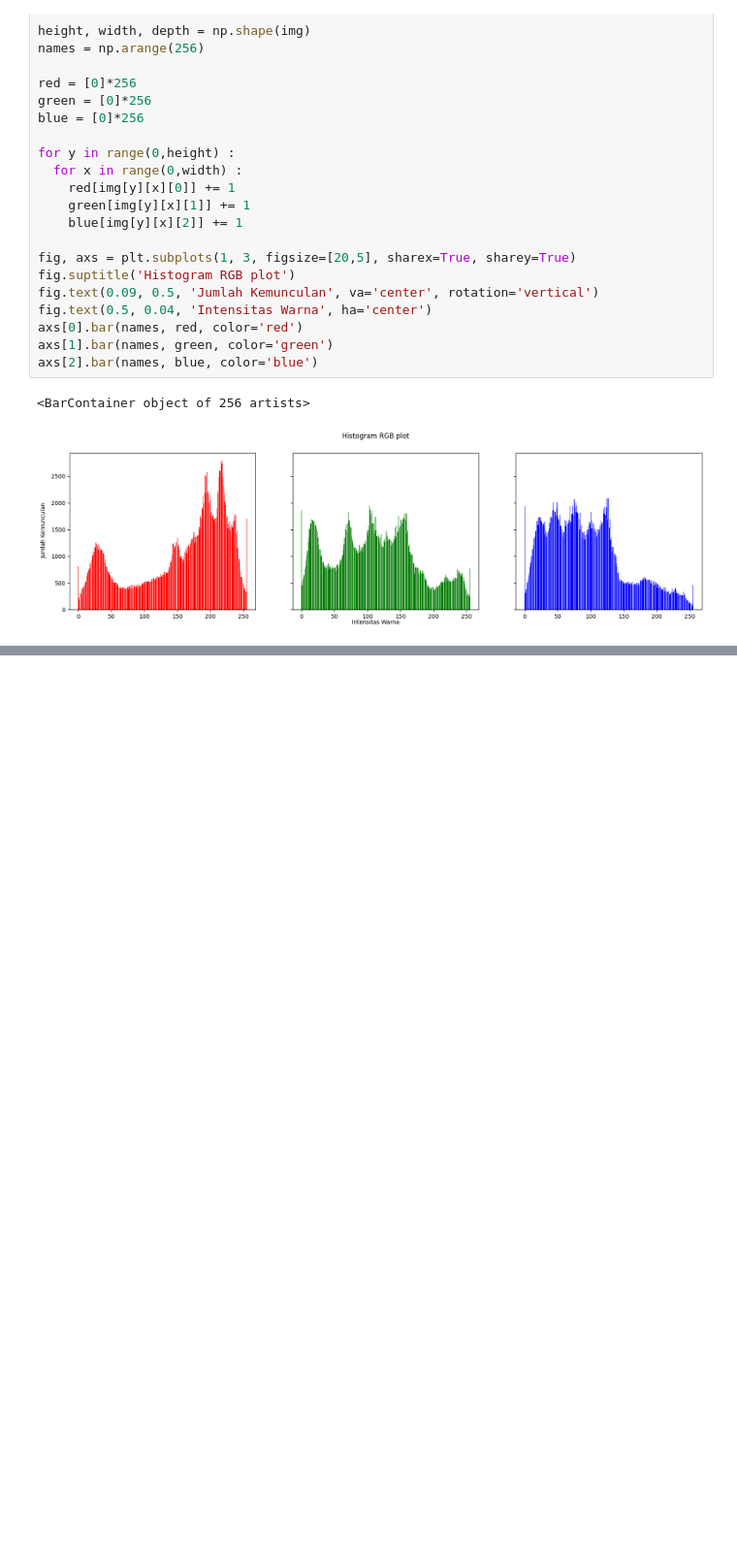
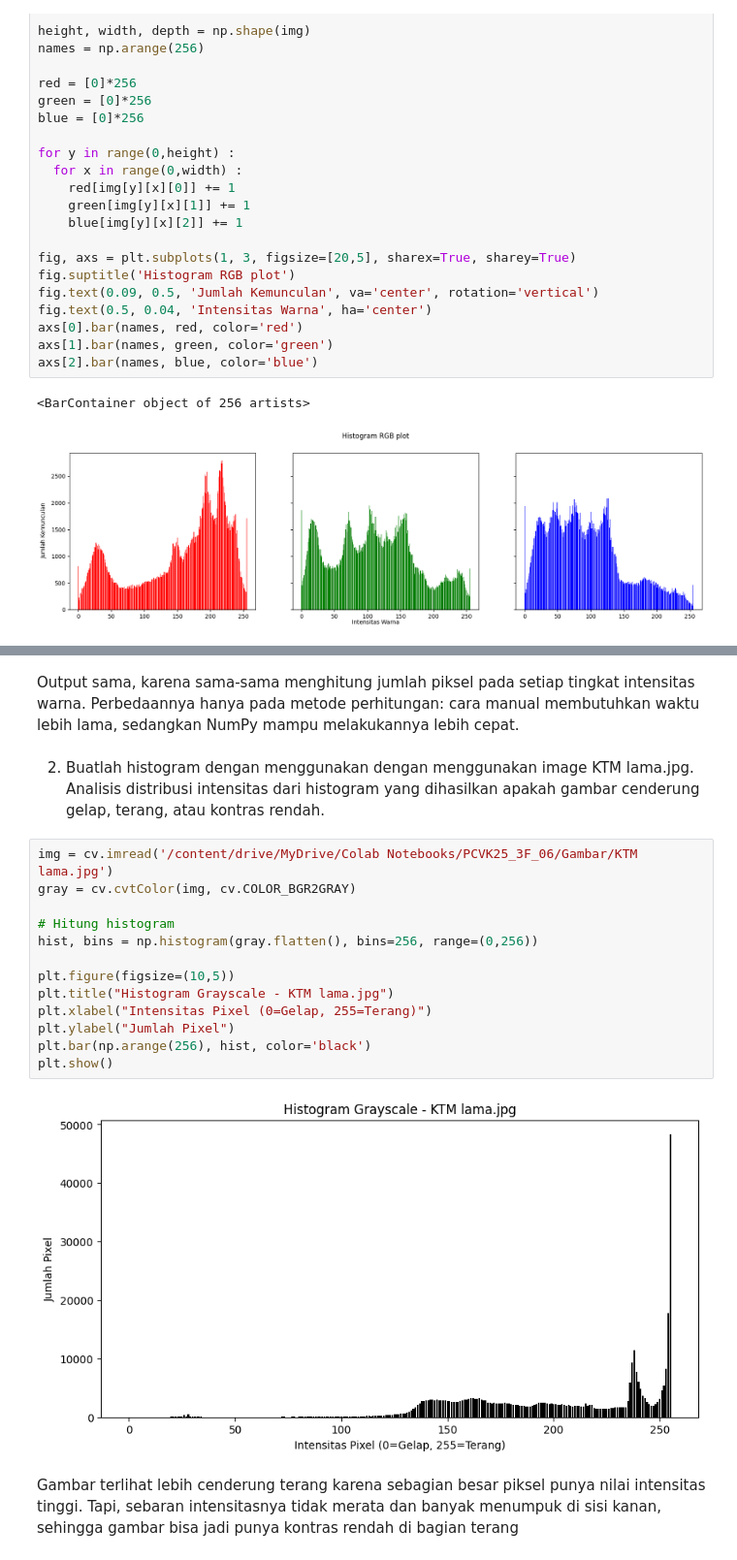
Before and after one commit to cindylrs04/PCVK25_3F_06, a Jupyter notebook: Week5_06.ipynb, the cells around one changed output, grey strips where cells are left out. Shown at 97% size. Saved outputs shown, nothing was run; the diff lists cells and outputs as text; blank space fills up the shorter version.

```diff
--- a/Week5_06.ipynb
+++ b/Week5_06.ipynb
@@ -48,0 +83,23 @@ axs[2].bar(names, blue, color='blue')
+# %% [markdown]
+Output sama, karena sama-sama menghitung jumlah piksel pada setiap tingkat intensitas warna. Perbedaannya hanya pada metode perhitungan: cara manual membutuhkan waktu lebih lama, sedangkan NumPy mampu melakukannya lebih cepat.
+# %% [markdown]
+2. Buatlah histogram dengan menggunakan dengan menggunakan image KTM lama.jpg.
+Analisis distribusi intensitas dari histogram yang dihasilkan apakah gambar cenderung
+gelap, terang, atau kontras rendah.
+# %%
+img = cv.imread('/content/drive/MyDrive/Colab Notebooks/PCVK25_3F_06/Gambar/KTM lama.jpg')
+gray = cv.cvtColor(img, cv.COLOR_BGR2GRAY)
+
+# Hitung histogram
+hist, bins = np.histogram(gray.flatten(), bins=256, range=(0,256))
+
+plt.figure(figsize=(10,5))
+plt.title("Histogram Grayscale - KTM lama.jpg")
+plt.xlabel("Intensitas Pixel (0=Gelap, 255=Terang)")
+plt.ylabel("Jumlah Pixel")
+plt.bar(np.arange(256), hist, color='black')
+plt.show()
+# %% [output]
+[figure, added]
+# %% [markdown]
+Gambar terlihat lebih cenderung terang karena sebagian besar piksel punya nilai intensitas tinggi. Tapi, sebaran intensitasnya tidak merata dan banyak menumpuk di sisi kanan, sehingga gambar bisa jadi punya kontras rendah di bagian terang
```
Also changed, not shown: parts of 5 cells of this notebook.
